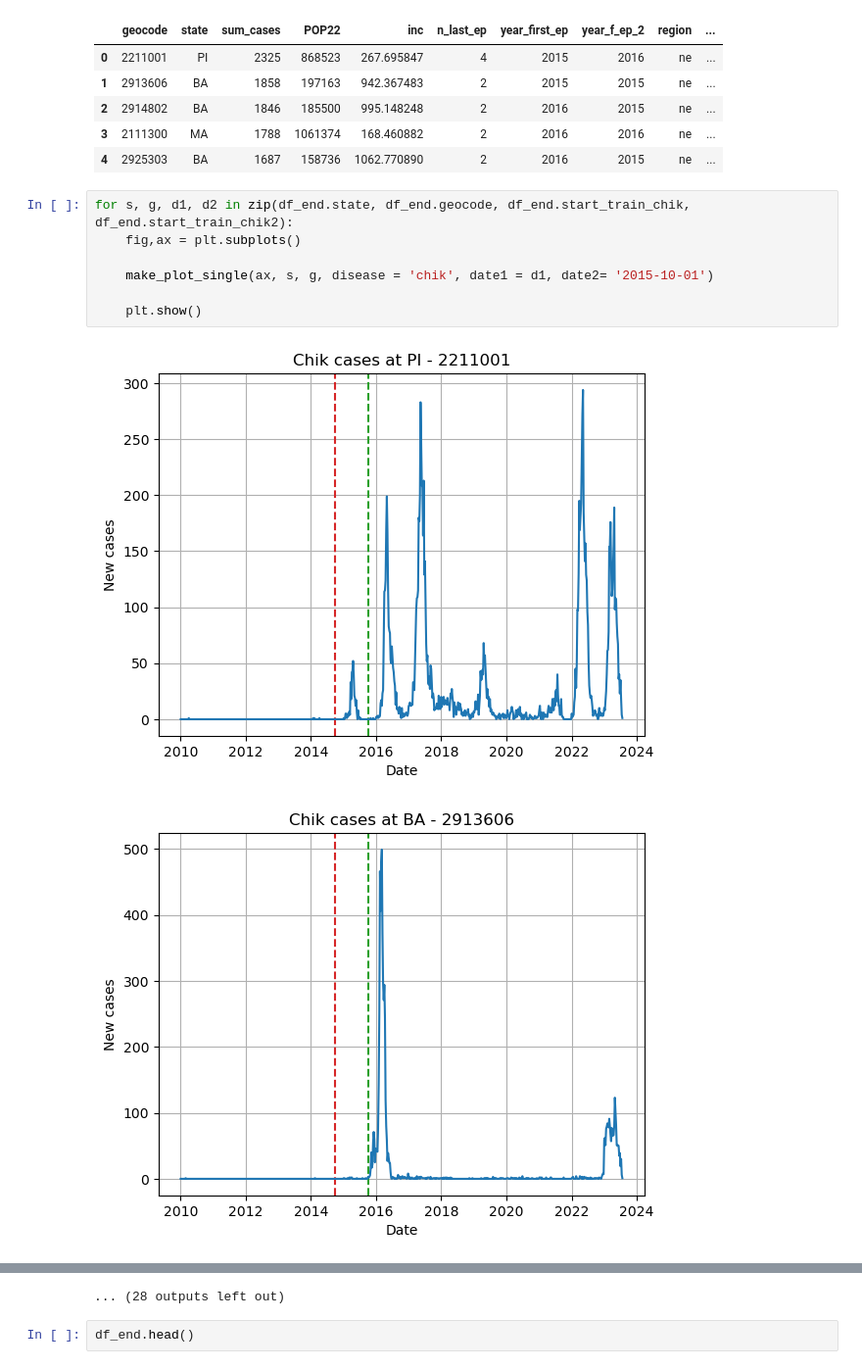
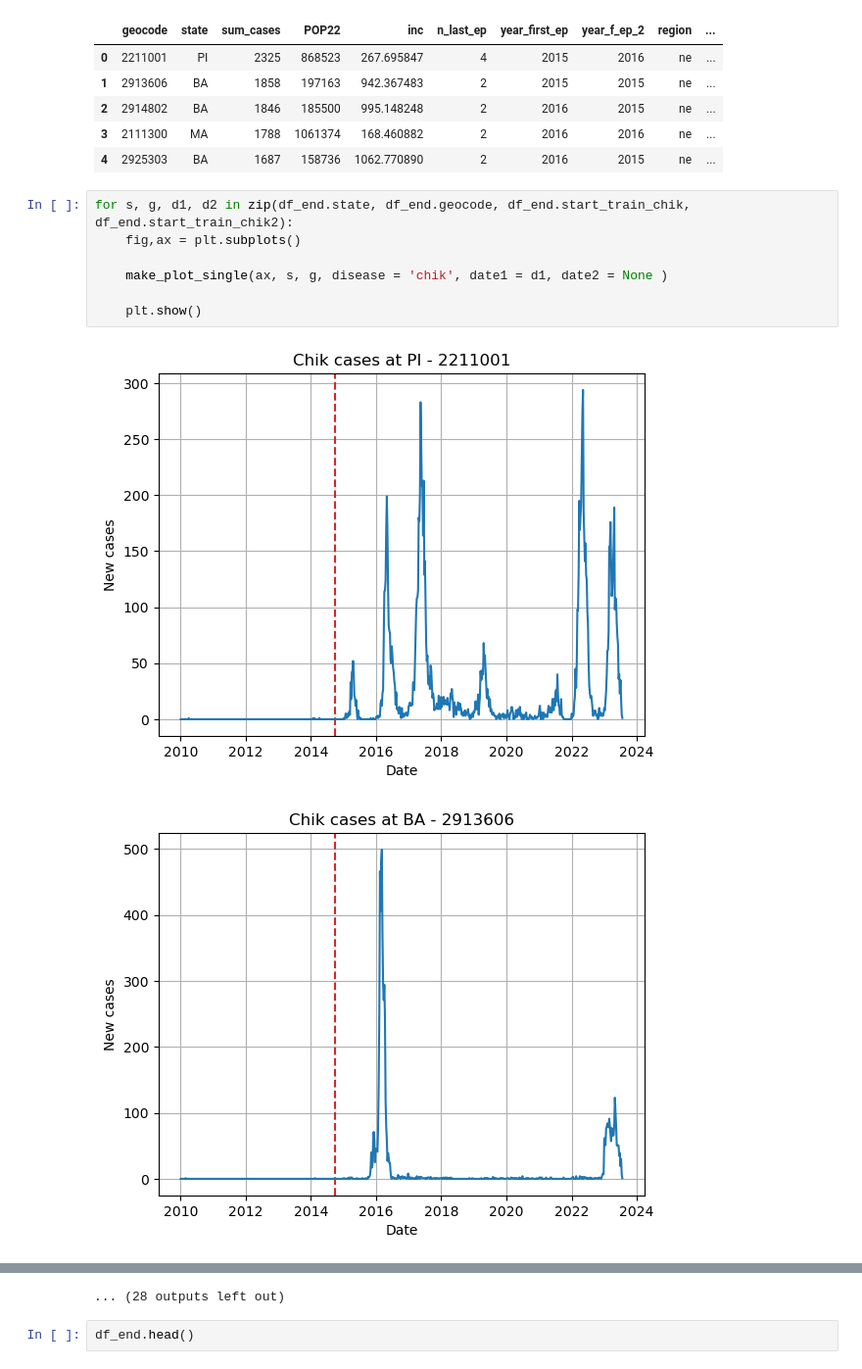
Before and after one commit to AlertaDengue/transfer-learning-forecast, a Jupyter notebook: notebooks/cities_with_more_cases_by_region.ipynb, the cells around one changed output, grey strips where cells are left out. Shown at 98% size. Cells and saved outputs as stored; diff of their text form.

```diff
--- a/notebooks/cities_with_more_cases_by_region.ipynb
+++ b/notebooks/cities_with_more_cases_by_region.ipynb
@@ -474,10 +474,10 @@ See the caveats in the documentation: https://pandas.pydata.org/pandas-docs/stab
 # %%
 for s, g, d1, d2 in zip(df_end.state, df_end.geocode, df_end.start_train_chik, df_end.start_train_chik2):
     fig,ax = plt.subplots()
 
-    make_plot_single(ax, s, g, disease = 'chik', date1 = d1, date2= '2015-10-01')
+    make_plot_single(ax, s, g, disease = 'chik', date1 = d1, date2 = None )
 
     plt.show()
 # %% [output]
-[figure, old version]
+[figure, new version]
-[figure, old version]
+[figure, new version]
```
Also changed, not shown: parts of 2 cells of this notebook, 13 other files.
